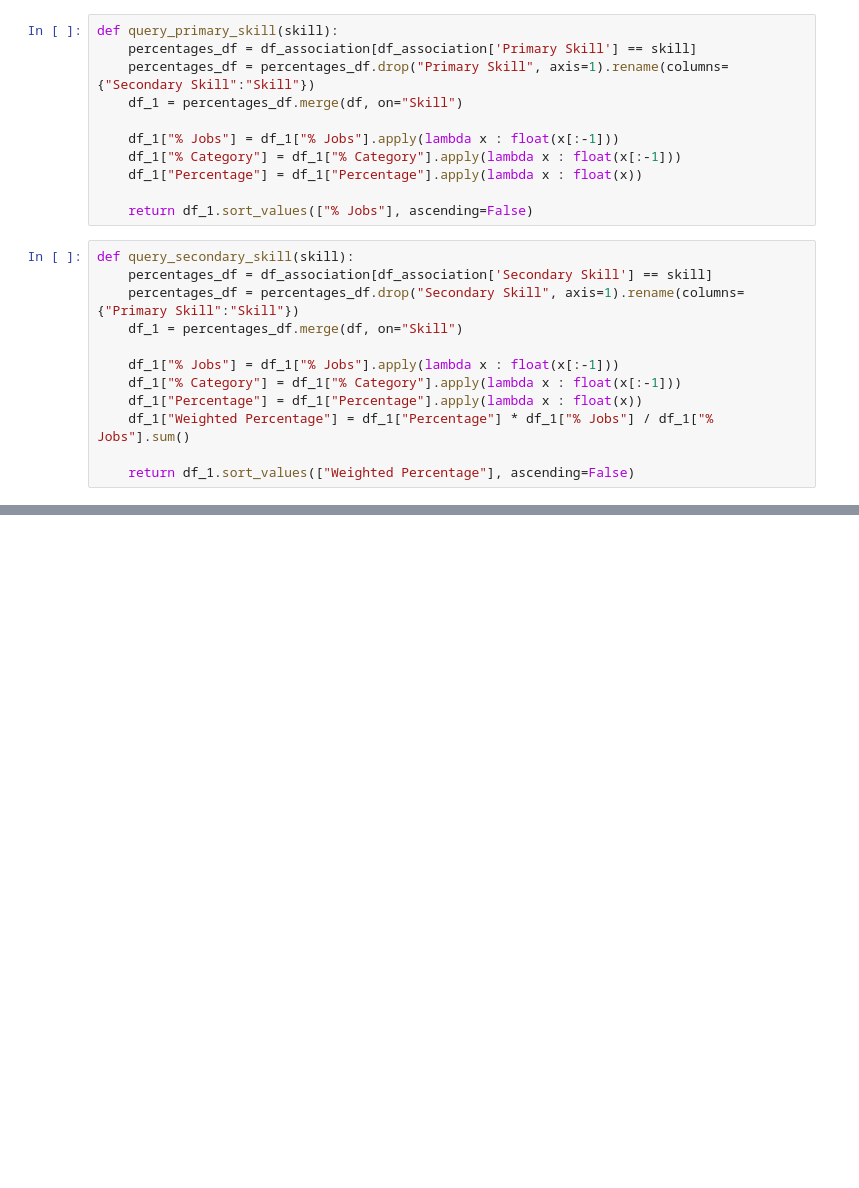
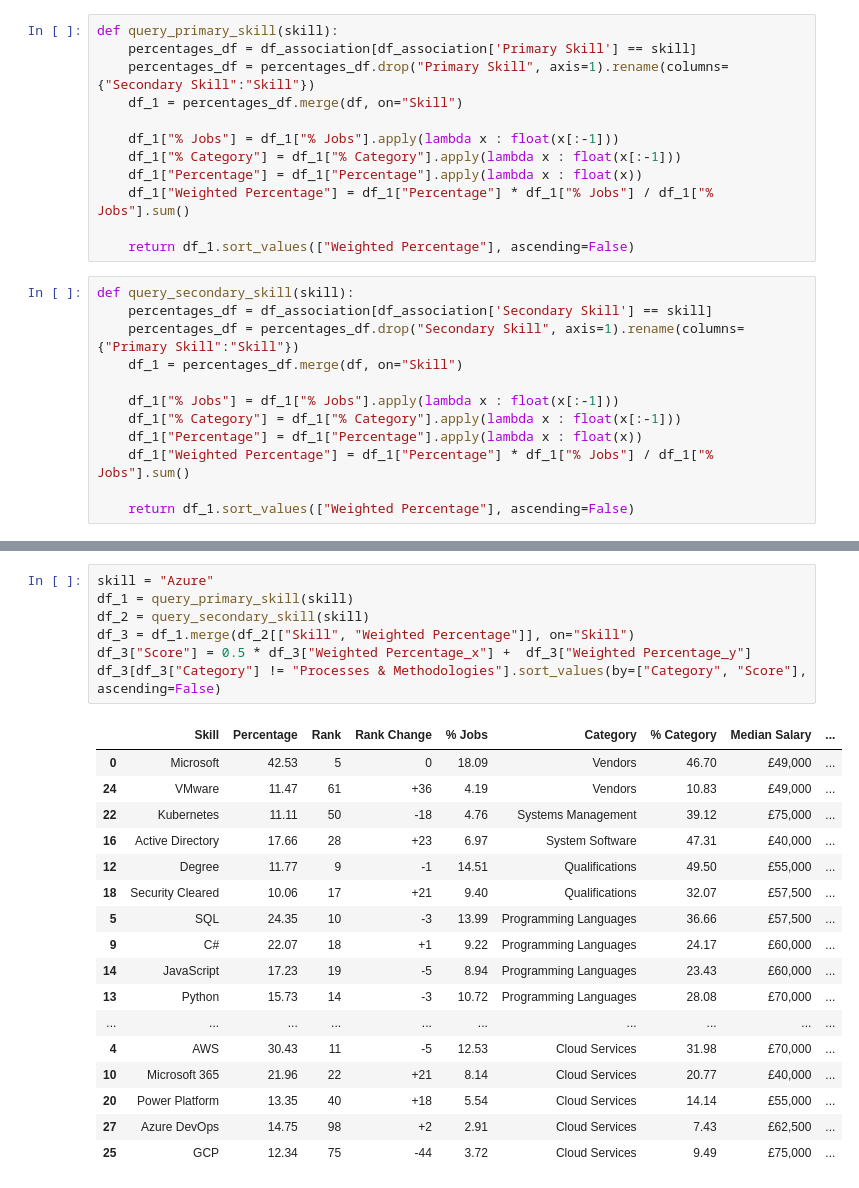
Before and after one commit to JoeyWritesCode/JobScraper, a Jupyter notebook: 1_load.ipynb, the cells around one changed output, grey strips where cells are left out. Cells and saved outputs as stored; diff of their text form; blank space fills up the shorter version.

Commit message:
divided by category

```diff
--- a/1_load.ipynb
+++ b/1_load.ipynb
@@ -110,8 +110,9 @@ def query_primary_skill(skill):
     df_1["% Jobs"] = df_1["% Jobs"].apply(lambda x : float(x[:-1]))
     df_1["% Category"] = df_1["% Category"].apply(lambda x : float(x[:-1]))
     df_1["Percentage"] = df_1["Percentage"].apply(lambda x : float(x))
+    df_1["Weighted Percentage"] = df_1["Percentage"] * df_1["% Jobs"] / df_1["% Jobs"].sum()
 
-    return df_1.sort_values(["% Jobs"], ascending=False)
+    return df_1.sort_values(["Weighted Percentage"], ascending=False)
 # %%
 def query_secondary_skill(skill):
     percentages_df = df_association[df_association['Secondary Skill'] == skill]
@@ -147 +134,26 @@ print(query_secondary_skill("DevOps"))
+# %%
+skill = "Azure"
+df_1 = query_primary_skill(skill)
+df_2 = query_secondary_skill(skill)
+df_3 = df_1.merge(df_2[["Skill", "Weighted Percentage"]], on="Skill")
+df_3["Score"] = 0.5 * df_3["Weighted Percentage_x"] +  df_3["Weighted Percentage_y"]
+df_3[df_3["Category"] != "Processes & Methodologies"].sort_values(by=["Category", "Score"], ascending=False)
+# %% [output]
+|  | Skill | Percentage | Rank | Rank Change | % Jobs | Category | % Category | Median Salary | ... |
+| 0 | Microsoft | 42.53 | 5 | 0 | 18.09 | Vendors | 46.70 | £49,000 | ... |
+| 24 | VMware | 11.47 | 61 | +36 | 4.19 | Vendors | 10.83 | £49,000 | ... |
+| 22 | Kubernetes | 11.11 | 50 | -18 | 4.76 | Systems Management | 39.12 | £75,000 | ... |
+| 16 | Active Directory | 17.66 | 28 | +23 | 6.97 | System Software | 47.31 | £40,000 | ... |
+| 12 | Degree | 11.77 | 9 | -1 | 14.51 | Qualifications | 49.50 | £55,000 | ... |
+| 18 | Security Cleared | 10.06 | 17 | +21 | 9.40 | Qualifications | 32.07 | £57,500 | ... |
+| 5 | SQL | 24.35 | 10 | -3 | 13.99 | Programming Languages | 36.66 | £57,500 | ... |
+| 9 | C# | 22.07 | 18 | +1 | 9.22 | Programming Languages | 24.17 | £60,000 | ... |
+| 14 | JavaScript | 17.23 | 19 | -5 | 8.94 | Programming Languages | 23.43 | £60,000 | ... |
+| 13 | Python | 15.73 | 14 | -3 | 10.72 | Programming Languages | 28.08 | £70,000 | ... |
+| ... | ... | ... | ... | ... | ... | ... | ... | ... | ... |
+| 4 | AWS | 30.43 | 11 | -5 | 12.53 | Cloud Services | 31.98 | £70,000 | ... |
+| 10 | Microsoft 365 | 21.96 | 22 | +21 | 8.14 | Cloud Services | 20.77 | £40,000 | ... |
+| 20 | Power Platform | 13.35 | 40 | +18 | 5.54 | Cloud Services | 14.14 | £55,000 | ... |
+| 27 | Azure DevOps | 14.75 | 98 | +2 | 2.91 | Cloud Services | 7.43 | £62,500 | ... |
+| 25 | GCP | 12.34 | 75 | -44 | 3.72 | Cloud Services | 9.49 | £75,000 | ... |
 # %%
```
Also changed, not shown: parts of 4 cells of this notebook.
